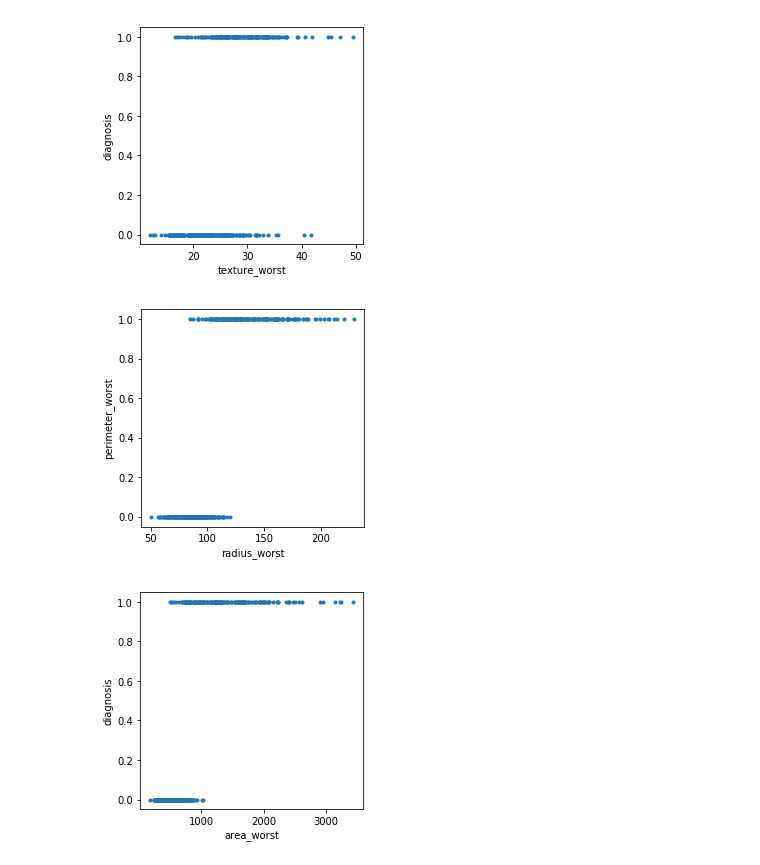
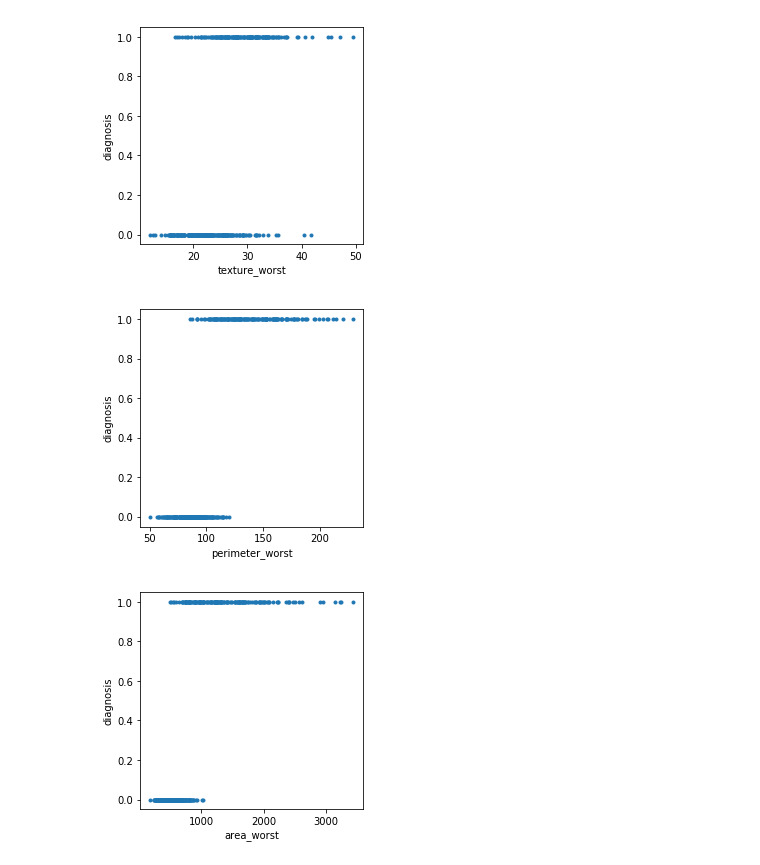
Before and after one commit to Acelhaka/AIFinalProject, a Jupyter notebook: FinalProject.ipynb, the cells around one changed output. Saved outputs shown, nothing was run; the diff lists cells and outputs as text; code cells hidden in the pictures.

```diff
--- a/FinalProject.ipynb
+++ b/FinalProject.ipynb
@@ -327,11 +349,11 @@ plt.show()
 # %%
 plt.figure(figsize=(4,4))
 plt.plot(xy_train[:, 24], xy_train[:, 1], '.')
-plt.xlabel('radius_worst')
-plt.ylabel('perimeter_worst')
+plt.xlabel('perimeter_worst')
+plt.ylabel('diagnosis')
 plt.show()
 # %% [output]
-[figure, old version]
+[figure, new version]
 # %%
 plt.figure(figsize=(4,4))
 plt.plot(xy_train[:, 25], xy_train[:, 1], '.')
```
Also changed, not shown: parts of 53 cells of this notebook.
